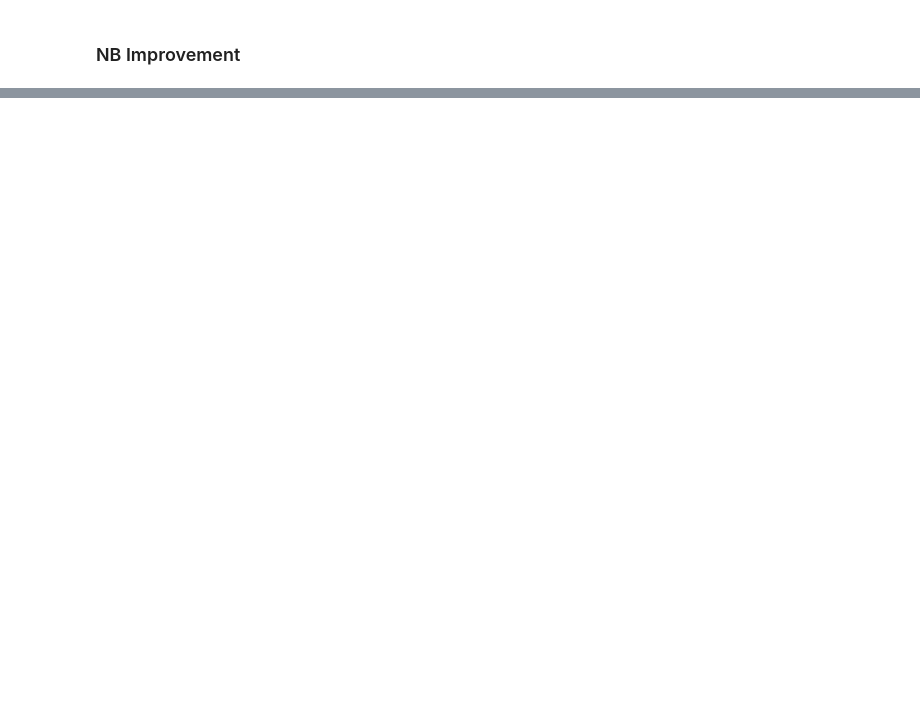
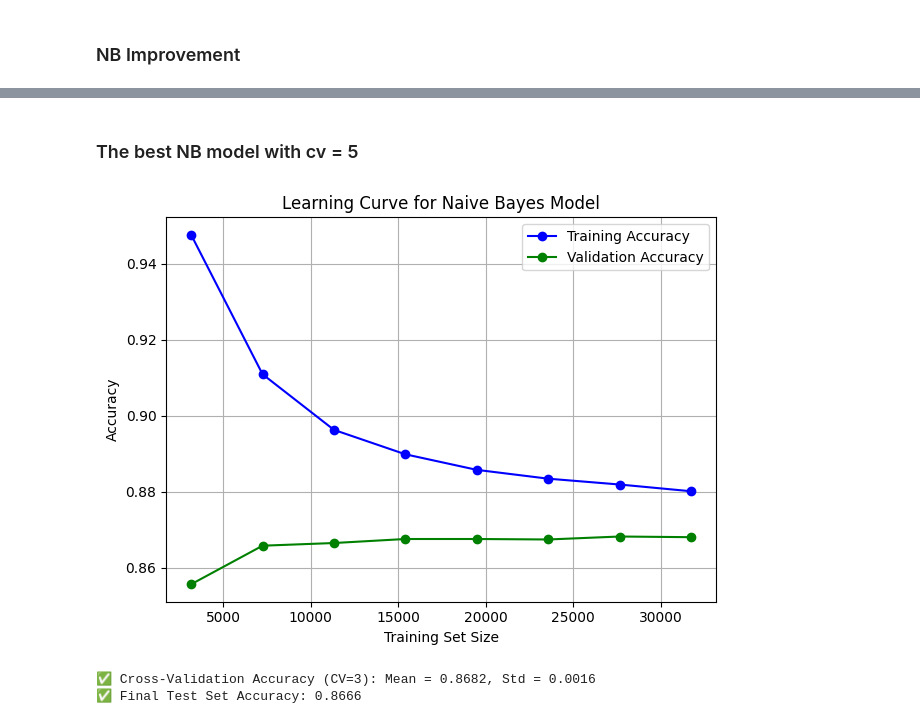
Before and after one commit to HashemBader/ML-Text-Sentiment-App-copy, a Jupyter notebook: notebooks/Text-Sentiment.ipynb, the cells around one changed output, grey strips where cells are left out. Saved outputs shown, nothing was run; the diff lists cells and outputs as text; code cells hidden in the pictures; blank space fills up the shorter version.

```diff
--- a/notebooks/Text-Sentiment.ipynb
+++ b/notebooks/Text-Sentiment.ipynb
@@ -456,0 +462,42 @@ print(f"Test Set Accuracy with Best Model: {nb_test_accuracy:.4f}")
+# %% [markdown]
+### The best NB model with cv = 5
+# %%
+# Generate learning curve for the best CV value
+train_sizes, train_scores, val_scores = learning_curve(
+    nb_best_model, x_train, y_train,
+    cv=5,
+    train_sizes=np.linspace(0.1, 1.0, 8),
+    scoring='accuracy',
+    shuffle=True,
+    random_state=42,
+    n_jobs=-1
+)
+
+train_mean = np.mean(train_scores, axis=1)
+val_mean = np.mean(val_scores, axis=1)
+
+plt.plot(train_sizes, train_mean, 'o-', color='blue', label='Training Accuracy')
+plt.plot(train_sizes, val_mean, 'o-', color='green', label='Validation Accuracy')
+plt.xlabel('Training Set Size')
+plt.ylabel('Accuracy')
+plt.title('Learning Curve for Naive Bayes Model')
+plt.legend()
+plt.grid(True)
+plt.tight_layout()
+plt.show()
+
+
+# Cross-validation score with CV=5
+nb_val_scores_cv = cross_val_score(nb_best_model, x_train, y_train, cv=5, scoring='accuracy', n_jobs=-1)
+print(f"✅ Cross-Validation Accuracy (CV=5): Mean = {np.mean(nb_val_scores_cv):.4f}, Std = {np.std(nb_val_scores_cv):.4f}")
+
+# Train best model on full training data
+nb_best_model.fit(x_train, y_train)
+
+# Evaluate on test set
+nb_test_accuracy = nb_best_model.score(x_test, y_test)
+print(f"✅ Final Test Set Accuracy: {nb_test_accuracy:.4f}")
+# %% [output]
+[figure, added]
+✅ Cross-Validation Accuracy (CV=3): Mean = 0.8682, Std = 0.0016
+✅ Final Test Set Accuracy: 0.8666
```
Also changed, not shown: parts of 9 cells of this notebook.
